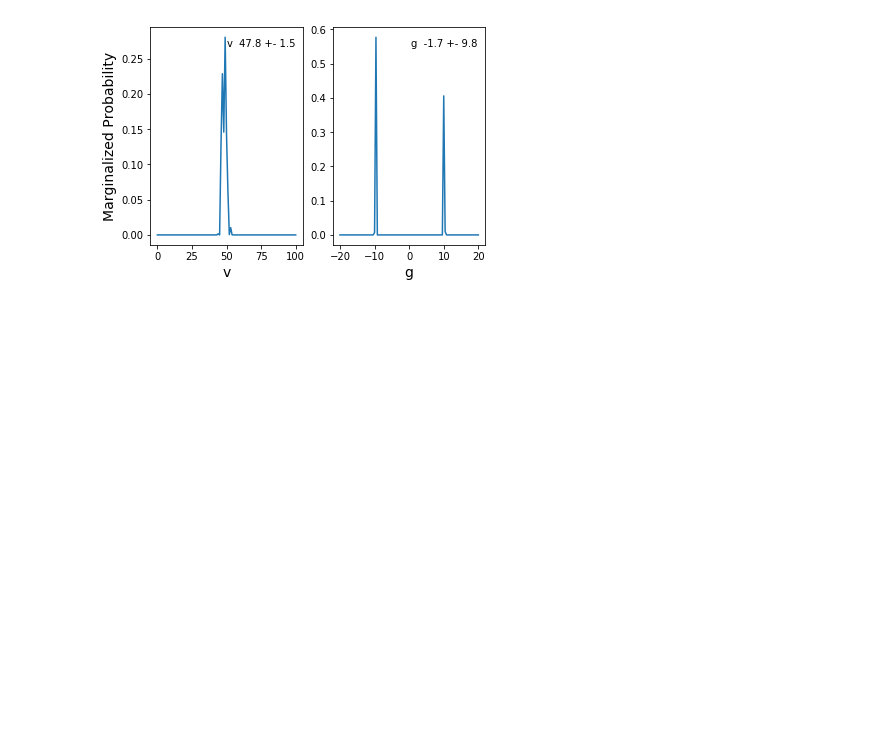
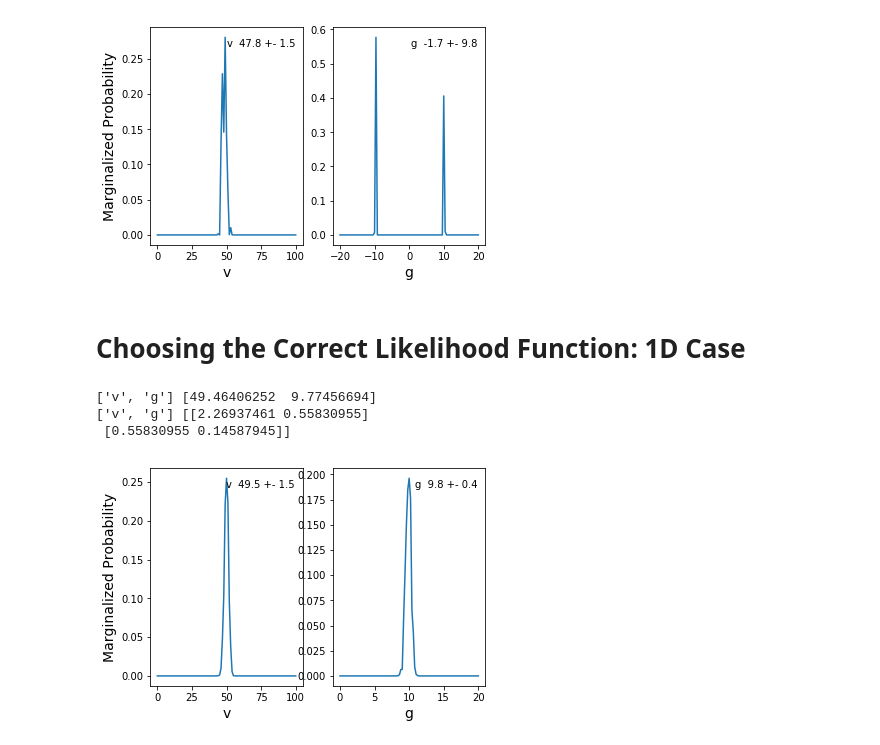
Before and after one commit to jpierel14/USC_PythonCourse_2019, a Jupyter notebook: Day_4/day_4_refactored.ipynb, the cells around one changed output. Cells and saved outputs as stored; diff of their text form; code cells hidden in the pictures; blank space fills up the shorter version.

Commit message:
added 2d case

```diff
--- a/Day_4/day_4_refactored.ipynb
+++ b/Day_4/day_4_refactored.ipynb
@@ -399,3 +400,37 @@ plot_marginal_pdfs(varied_param_names,res_bad.weights,res_bad.samples,bad_parame
 ['v', 'g'] [[  2.47014473  -9.14046184]
  [ -9.14046184 108.21302935]]
 [figure]
+# %% [markdown]
+**Choosing the Correct Likelihood Function: 1D Case**
+==========================================
+# %%
+def single_datapoint_likelihood_function(t1,f1,ft,sigma):
+    constant=1./np.sqrt(2*np.pi*sigma)
+    gauss=constant*np.exp(-(f1-ft)**2./(2.*sigma**2.))
+    return(gauss)
+
+def multiple_datapoint_likelihood_function(obs_times,obs_values,obs_sigmas,model,parameters):
+    mod_values=np.array([model(*np.append(parameters,[x])) for x in obs_times])
+    result=np.product(scipy.stats.norm.pdf(obs_values,loc=mod_values,scale=obs_sigmas))
+    return(result)
+
+def correct_loglikelihood(parameters):
+    return(np.log(multiple_datapoint_likelihood_function(my_data_1D['time'],
+                                my_data_1D['height'],my_data_1D['error'],my_model,parameters)))
+
+varied_param_names = ['v','g']
+parameter_bounds={'v':(0,100),'g':(0,20)}
+n_varied_parameter_dim = len(varied_param_names)
+ppfs=bounds_to_ppf(parameter_bounds)
+correct_res = nestle.sample(correct_loglikelihood, prior_transform, n_varied_parameter_dim,
+                        npoints=100, maxiter=None,maxcall=None)
+# %%
+correct_vparameters, correct_cov = nestle.mean_and_cov(correct_res.samples, correct_res.weights)
+print(varied_param_names,correct_vparameters)
+print(varied_param_names,correct_cov)
+plot_marginal_pdfs(varied_param_names,correct_res.weights,correct_res.samples,parameter_bounds,nbins=101)
+# %% [output]
+['v', 'g'] [49.46406252  9.77456694]
+['v', 'g'] [[2.26937461 0.55830955]
+ [0.55830955 0.14587945]]
+[figure, added]
```
Also changed, not shown: parts of 6 cells of this notebook.
